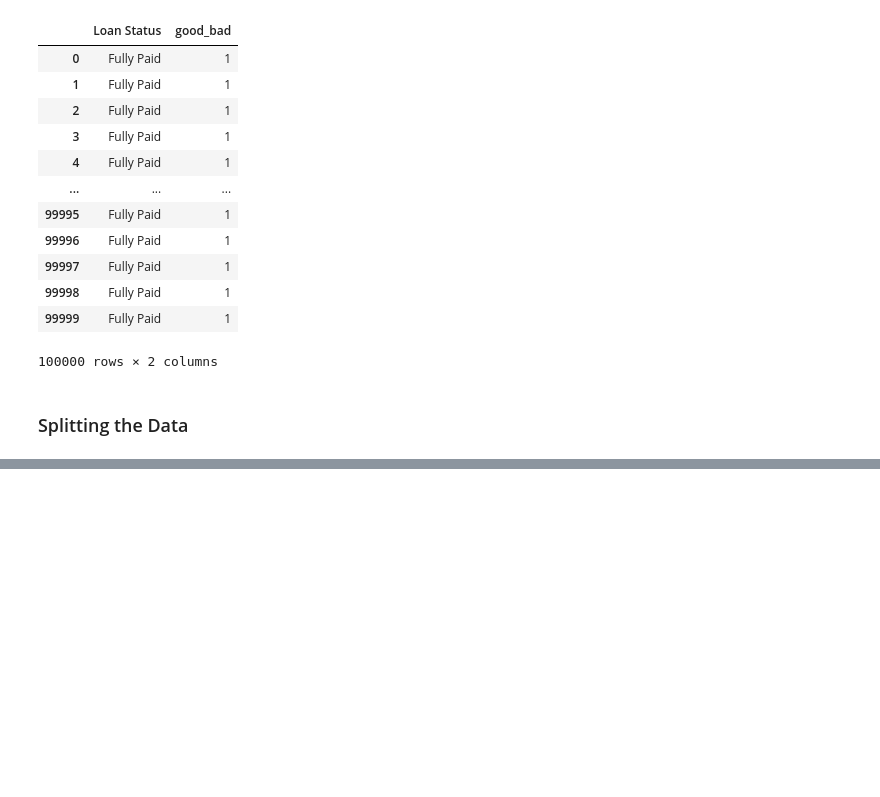
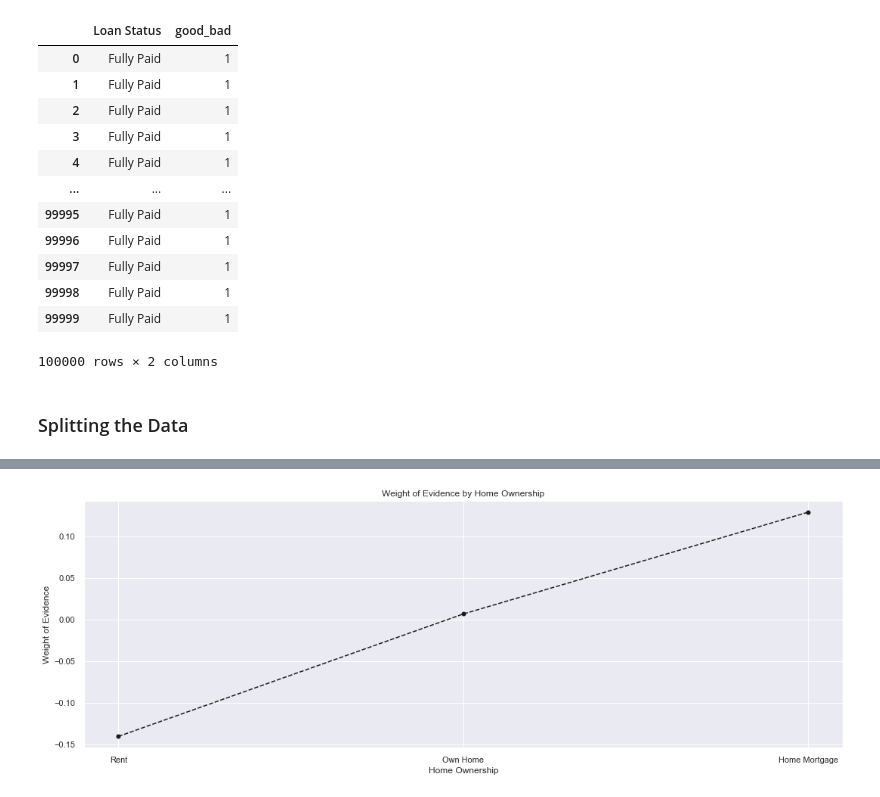
Before and after one commit to mdominguez2010/Credit-Scorecards, a Jupyter notebook: clean.ipynb, the cells around one changed output, grey strips where cells are left out. Cells and saved outputs as stored; diff of their text form; code cells hidden in the pictures; blank space fills up the shorter version.

```diff
--- a/clean.ipynb
+++ b/clean.ipynb
@@ -495,0 +512,4 @@ df1
+# %%
+plot_by_woe(df_home_own)
+# %% [output]
+[figure, added]
```
Also changed, not shown: parts of 13 cells of this notebook, 1 other file.
